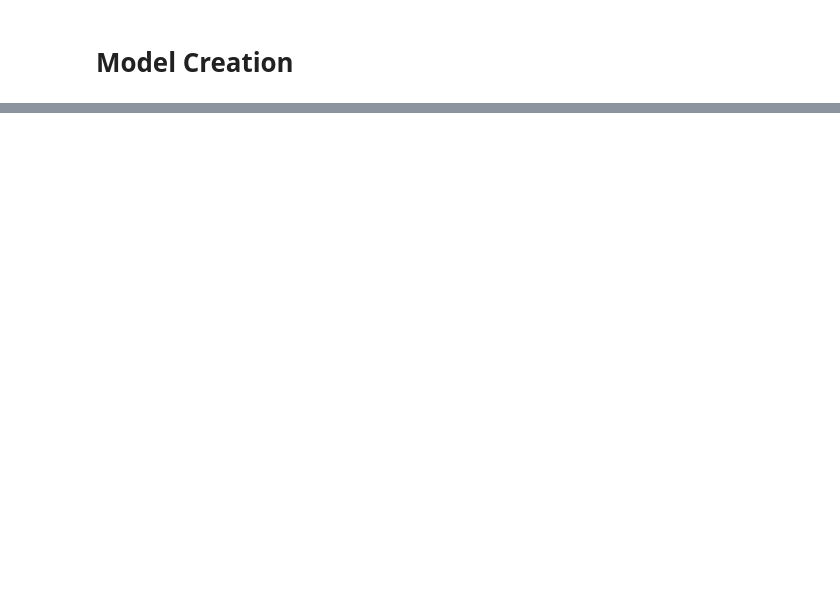
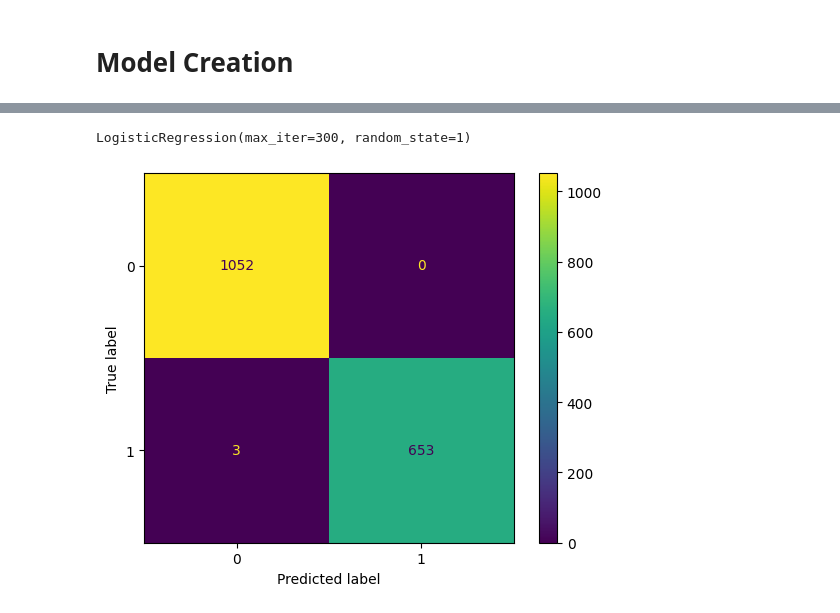
Before and after one commit to MaisieDeGraaf/Housing-Project_Final, a Jupyter notebook: Logistic_Regression_Model.ipynb, the cells around one changed output, grey strips where cells are left out. Cells and saved outputs as stored; diff of their text form; code cells hidden in the pictures; blank space fills up the shorter version.

Commit message:
Model done
It's overfit :(

```diff
--- a/Logistic_Regression_Model.ipynb
+++ b/Logistic_Regression_Model.ipynb
@@ -363,0 +435,9 @@ new_df.head()
+# %%
+#Assigning targets and features to variables
+# Separate the y variable, the labels
+housing_df_dummies = housing_df_dummies.dropna(how = 'any')
+y = housing_df_dummies['overprice']
+
+# Separate the X variable, the features (we drop irrelevant columns)
+x = housing_df_dummies.copy()
+x.drop(['overprice','_id','address', 'date_listed','neighbourhood','sold_price'], axis = 1, inplace = True)
@@ -363,0 +453,21 @@ new_df.head()
+# %%
+X_train, X_test, y_train, y_test = train_test_split(x,y, random_state = 1, test_size = 0.9)
+# %%
+# Instantiate the Logistic Regression model
+model = LogisticRegression(random_state = 1, max_iter = 300)
+
+# Fit the model using training data
+model.fit(X_train,y_train) #we are creating a model out of the trained data
+# %% [output]
+LogisticRegression(max_iter=300, random_state=1)
+# %%
+# Make a prediction using the testing data
+y_pred = model.predict(X_test)
+# %%
+# Generate a confusion matrix for the model
+cm = confusion_matrix(y_test, y_pred )
+disp = ConfusionMatrixDisplay(confusion_matrix=cm)
+disp.plot()
+plt.show()
+# %% [output]
+[figure, added]
```
Also changed, not shown: parts of 9 cells of this notebook.
